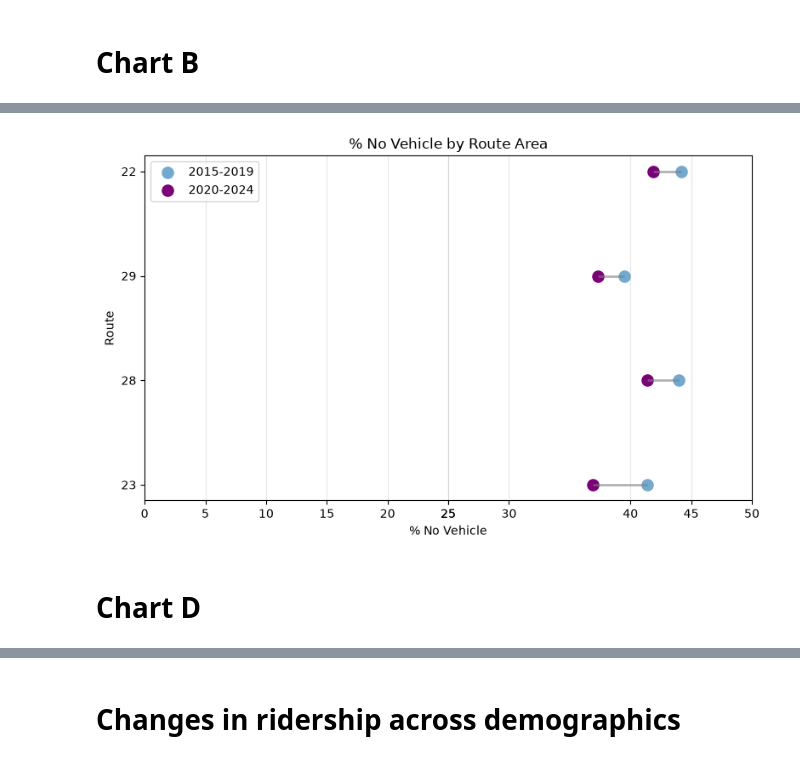
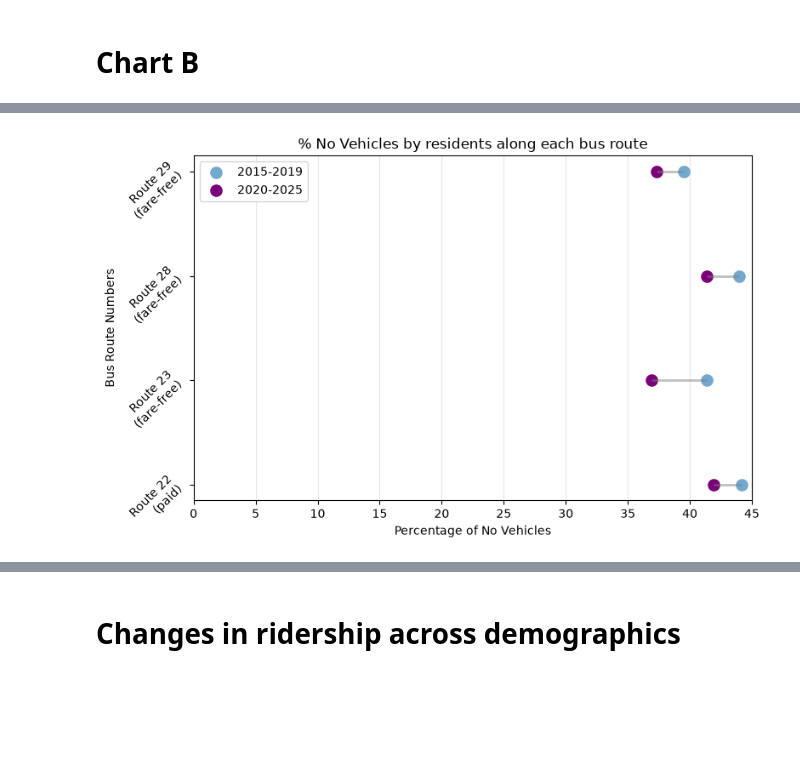
Before and after one commit to sahilmittal-policy/boston-mbta-ridership, a Jupyter notebook: notebooks/exploratory/demographics.ipynb, the cells around one changed output, grey strips where cells are left out. Saved outputs shown, nothing was run; the diff lists cells and outputs as text; code cells hidden in the pictures; blank space fills up the shorter version.

```diff
--- a/notebooks/exploratory/demographics.ipynb
+++ b/notebooks/exploratory/demographics.ipynb
@@ -31,6 +11,7 @@ import numpy as np
 
 # Loading data
 processed = "/Users/eshagupta/Downloads/CMU/Fall'26/Python/Final Project/boston-mbta-ridership/data/processed"
+figures   = figures = "/Users/eshagupta/Downloads/CMU/Fall'26/Python/Final Project/boston-mbta-ridership/figures"
 
 ridership = pd.read_csv("/Users/eshagupta/Downloads/CMU/Fall'26/Python/Final Project/boston-mbta-ridership/data/processed/ridership_route_year.csv", dtype={'route_id': str})
 demographic = pd.read_csv("/Users/eshagupta/Downloads/CMU/Fall'26/Python/Final Project/boston-mbta-ridership/data/processed/route_area_demographics.csv", dtype={'tract': str})
@@ -215,66 +231,56 @@ plt.show()
 # %%
-# Dumbbell chart: each route's neighborhood, 2015-2019 vs. 2020-2024
-
-measure = "pct_no_vehicle"
-measure_label = "% No Vehicle"
-
-dumbbell = route_profile[
-    ["route_id", "acs_period", measure]
-].copy()
-
-dumbbell_wide = dumbbell.pivot(
+import numpy as np
+# preparing dataset for the dumbell chart
+dumbell = route_profile[["route_id", "acs_period", "pct_no_vehicle"]].copy()
+dumbell_wide = dumbell.pivot(
     index="route_id",
     columns="acs_period",
-    values=measure
+    values="pct_no_vehicle"
 )
+dumbell_wide=dumbell_wide.loc[routes]
 
-dumbbell_wide = dumbbell_wide.loc[routes]
+# visualization
+fig, ax = plt.subplots(figsize=(8,5))
+y_positions = np.arange(len(dumbell_wide))
 
-# Visualization
-fig, ax = plt.subplots(figsize=(8, 5))
-
-y_positions = np.arange(len(dumbbell_wide))
-
+# making dumbell lines
 ax.hlines(
     y=y_positions,
-    xmin=dumbbell_wide["2015-2019"],
-    xmax=dumbbell_wide["2020-2024"],
+    xmin=dumbell_wide["2015-2019"],
+    xmax=dumbell_wide["2020-2024"],
     color="gray",
-    alpha=0.6,
+    alpha=0.5,
     linewidth=2
 )
 
+# 2015-2019 dumbell point
 ax.scatter(
-    dumbbell_wide["2015-2019"],
-    y_positions,
-    color="#74a9cf",
-    s=90,
-    label="2015-2019"
-)
+    dumbell_wide["2015-2019"], y_positions, color="#74a9cf", s=90, label="2015-2019"
+    )
 
+# 2020-2024 dumbell point
 ax.scatter(
-    dumbbell_wide["2020-2024"],
-    y_positions,
-    color="#7a0177",
-    s=90,
-    label="2020-2024"
-)
+    dumbell_wide["2020-2024"], y_positions, color="#7a0177", s=90, label="2020-2025"
+    )
 
+# aesthetics
 ax.set_yticks(y_positions)
-ax.set_yticklabels(dumbbell_wide.index)
-ax.set_xticks([0, 5, 10, 15, 20, 25, 30, 25, 40, 45, 50])
+labels = []
+for r in dumbell_wide.index:
+    if str(r) == "22":
+        labels.append("Route " + str(r) + "\n(paid)")
+    else:
+        labels.append("Route " + str(r) + "\n(fare-free)")
+ax.set_yticklabels(labels, rotation=45)
+ax.set_xticks([0, 5, 10, 15, 20, 25, 30, 35, 40, 45])
 
-ax.set_title(f"{measure_label} by Route Area")
-ax.set_xlabel(measure_label)
-ax.set_ylabel("Route")
-
-
+ax.set_title("% No Vehicles by residents along each bus route")
+ax.set_xlabel("Percentage of No Vehicles")
+ax.set_ylabel("Bus Route Numbers")
 ax.legend()
 ax.grid(axis="x", alpha=0.3)
-
 plt.tight_layout()
+plt.savefig(figures + "/%NoVehicles.png", dpi=300, bbox_inches='tight')
 plt.show()
 # %% [output]
-[figure, old version]
+[figure, new version]
-# %% [markdown]
-# Chart D
```
Also changed, not shown: parts of 14 cells of this notebook, 7 other files.
